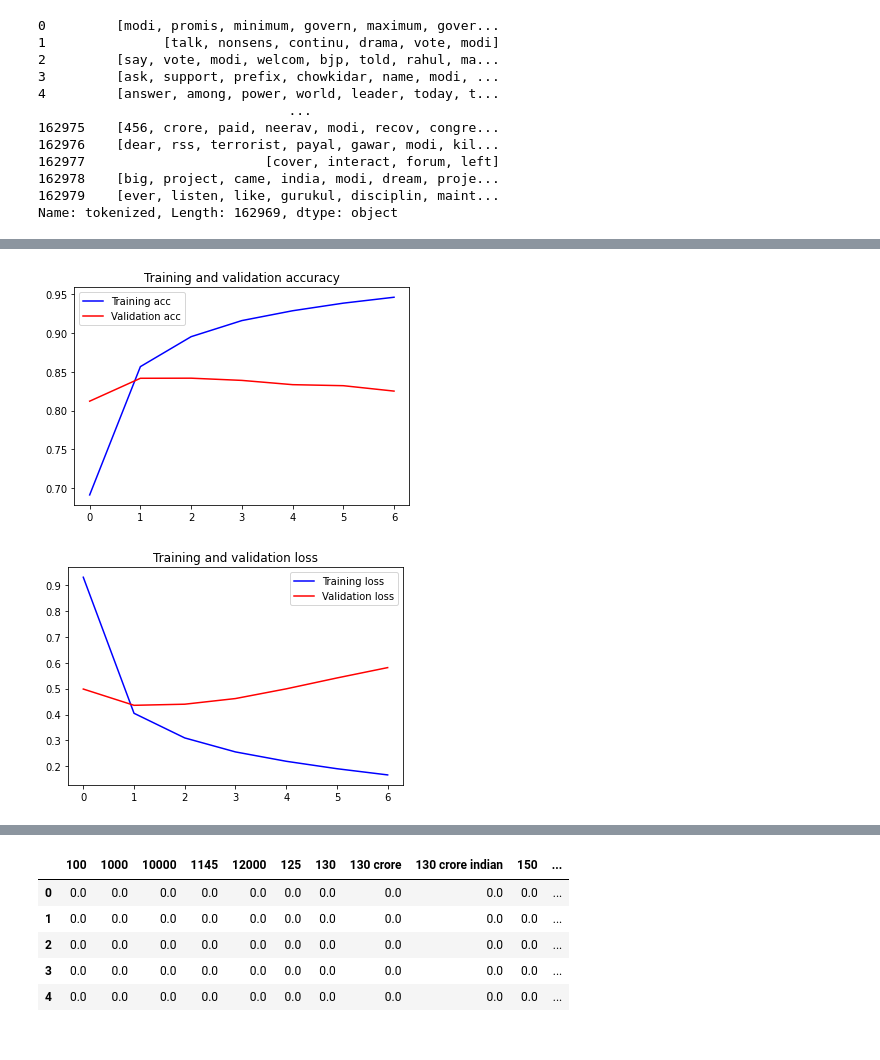
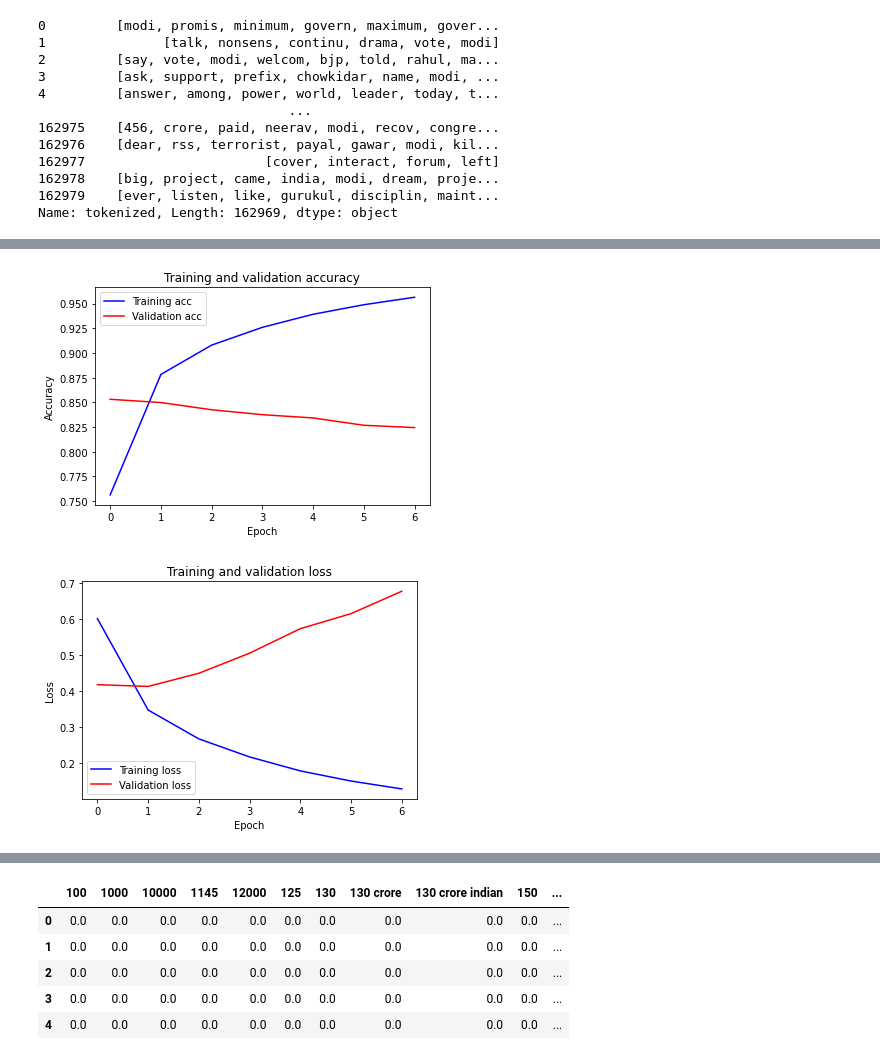
Before and after one commit to ngannk92/tweet_sentiment, a Jupyter notebook: Twitter-sentiment-data.ipynb, the cells around one changed output, grey strips where cells are left out. Saved outputs shown, nothing was run; the diff lists cells and outputs as text; code cells hidden in the pictures.

```diff
--- a/Twitter-sentiment-data.ipynb
+++ b/Twitter-sentiment-data.ipynb
@@ -11,7 +9,7 @@ Mounted at /content/drive/
 # %% [markdown]
 # Read data
 # %%
-df = pd.read_csv("Twitter_Data.csv")
+df = pd.read_csv("/Users/nganknguyen/Downloads/Twitter_Data.csv")
 df.head()
 # %% [output]
 |  | clean_text | category |
@@ -347,10 +359,10 @@ y_val = np.vstack(y_test.values)
 model = tf.keras.Sequential()
 
 # Input layer
-model.add(Input(shape=(None,)))
+#model.add(InputLayer(shape=(None,)))
 
 # Embedding layer
-model.add(Embedding(input_dim=vocab_size,output_dim=200,trainable=True))
+model.add(Embedding(input_dim=vocab_size,output_dim=300,trainable=True))
 
 # LSTM layer
 model.add(LSTM(64, activation='relu'))
@@ -360,7 +372,7 @@ model.add(Dense(64, activation='relu'))
 model.add(Dropout(0.2))
 
 # Output layer
-model.add(Dense(3, activation='sigmoid'))
+model.add(Dense(3, activation='softmax'))
 
 model.summary()
 # %% [output]
@@ -390,9 +401,9 @@ from keras.callbacks import EarlyStopping
 early_stop = EarlyStopping(monitor="val_loss",patience=5,verbose=True)
 # %%
 history = model.fit(X_train, y_train,
-                    epochs=2, batch_size=512,
+                    epochs=10, batch_size=512,
                     verbose=1, shuffle=True,
-                    #validation_split=0.1,
-                    validation_data=(X_val, y_val),
+                    validation_split=0.1,
+                    #validation_data=(X_val, y_val),
                     callbacks=[early_stop])
 # %% [output]
@@ -403,31 +425,31 @@ Epoch 2/2
 # %%
 acc = history.history['accuracy']
 val_acc = history.history['val_accuracy']
 loss = history.history['loss']
 val_loss = history.history['val_loss']
 
 epochs = range(len(acc))
 
 plt.plot(epochs, acc, 'b', label='Training acc')
 plt.plot(epochs, val_acc, 'r', label='Validation acc')
 plt.title('Training and validation accuracy')
-plt.ylabel('Epoch')
-plt. xlabel('Accuracy')
+plt.xlabel('Epoch')
+plt. ylabel('Accuracy')
 plt.legend()
 
 plt.figure()
 
 plt.plot(epochs, loss, 'b', label='Training loss')
 plt.plot(epochs, val_loss, 'r', label='Validation loss')
 plt.title('Training and validation loss')
-plt.ylabel('Epoch')
-plt. xlabel('Loss')
+plt.xlabel('Epoch')
+plt. ylabel('Loss')
 plt.legend()
 
 plt.show()
 # %% [output]
-[figure, old version]
+[figure, new version]
-[figure, old version]
+[figure, new version]
 # %%
 predictions = model.predict(X_val)
 print(history.history)
```
Also changed, not shown: parts of 17 cells of this notebook.
